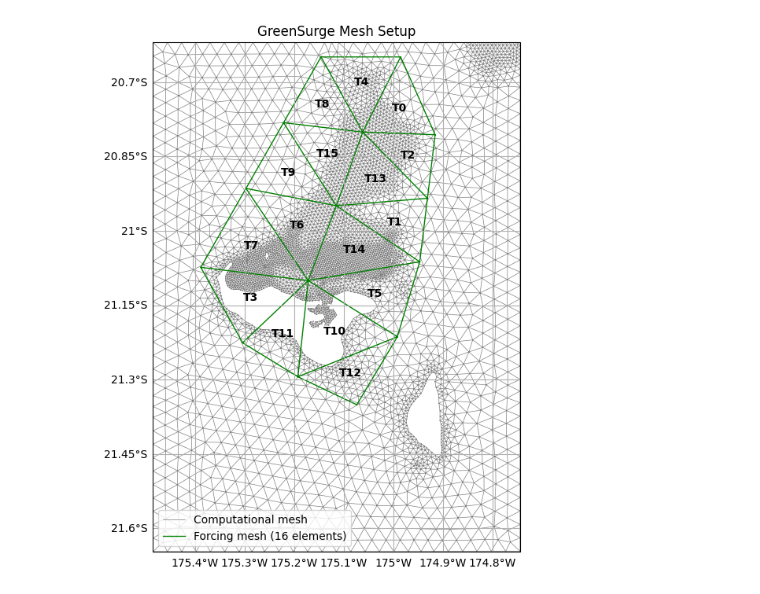
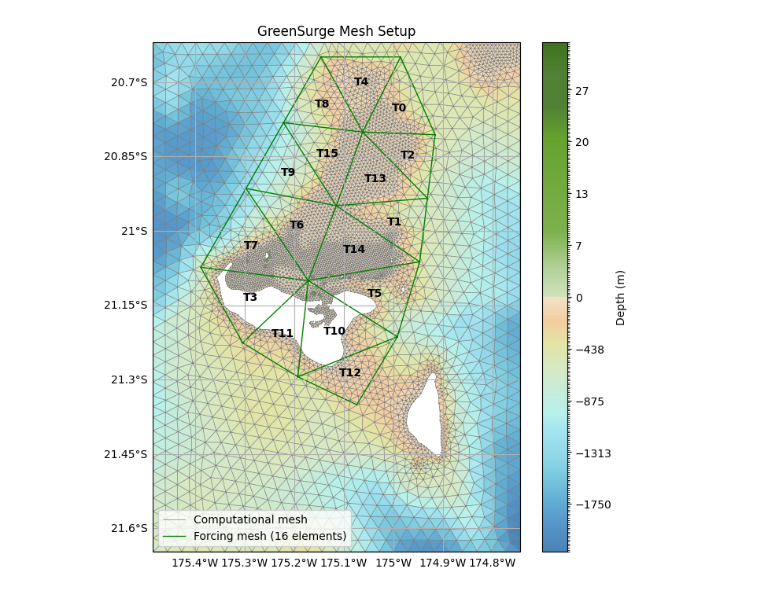
Before and after one commit to CSAICC/BlueMath, a Jupyter notebook: climate_services/hindcast/GreenSurge_Tonga/03_Gereration.ipynb, the cells around one changed output. Cells and saved outputs as stored; diff of their text form; code cells hidden in the pictures.

```diff
--- a/climate_services/hindcast/GreenSurge_Tonga/03_Gereration.ipynb
+++ b/climate_services/hindcast/GreenSurge_Tonga/03_Gereration.ipynb
@@ -13,7 +13,7 @@ from datetime import datetime
 
 wind_speed = 40
 direction_step = 45
-simulation_duration_hours = 12
+simulation_duration_hours = 6
 simulation_time_step_hours = 1 / 4
 forcing_time_step = simulation_time_step_hours
 
@@ -49,11 +49,14 @@ outputs_path = f"outputs/GreenSurge_{site}_info.nc"
 if not os.path.exists("outputs"):
     os.makedirs("outputs")
 
+setup_info_ds.attrs["source"] = outputs_path
+
 setup_info_ds.to_netcdf(
     outputs_path,
     "w",
     "NETCDF3_CLASSIC",
 )
+
 setup_info_ds
 # %% [output]
 <xarray.Dataset> Size: 388kB
@@ -76,9 +79,9 @@ Coordinates:
 # %%
-from bluemath_tk.additive.greensurge import plot_greensurge_setup
+from bluemath_tk.additive.greensurge import plot_greensurge_setup_with_raster
 
-fig, ax = plot_greensurge_setup(info_ds = setup_info_ds, figsize=(7, 7))
+plot_greensurge_setup_with_raster(simulation_dataset = setup_info_ds, path_grd_calc = path_grd_calc,  figsize=(7, 7))
 # %% [output]
-[figure, old version]
+[figure, new version]
 # %%
 from datetime import datetime, timedelta
 import numpy as np
```
Also changed, not shown: parts of 6 cells of this notebook, 4 other files.
